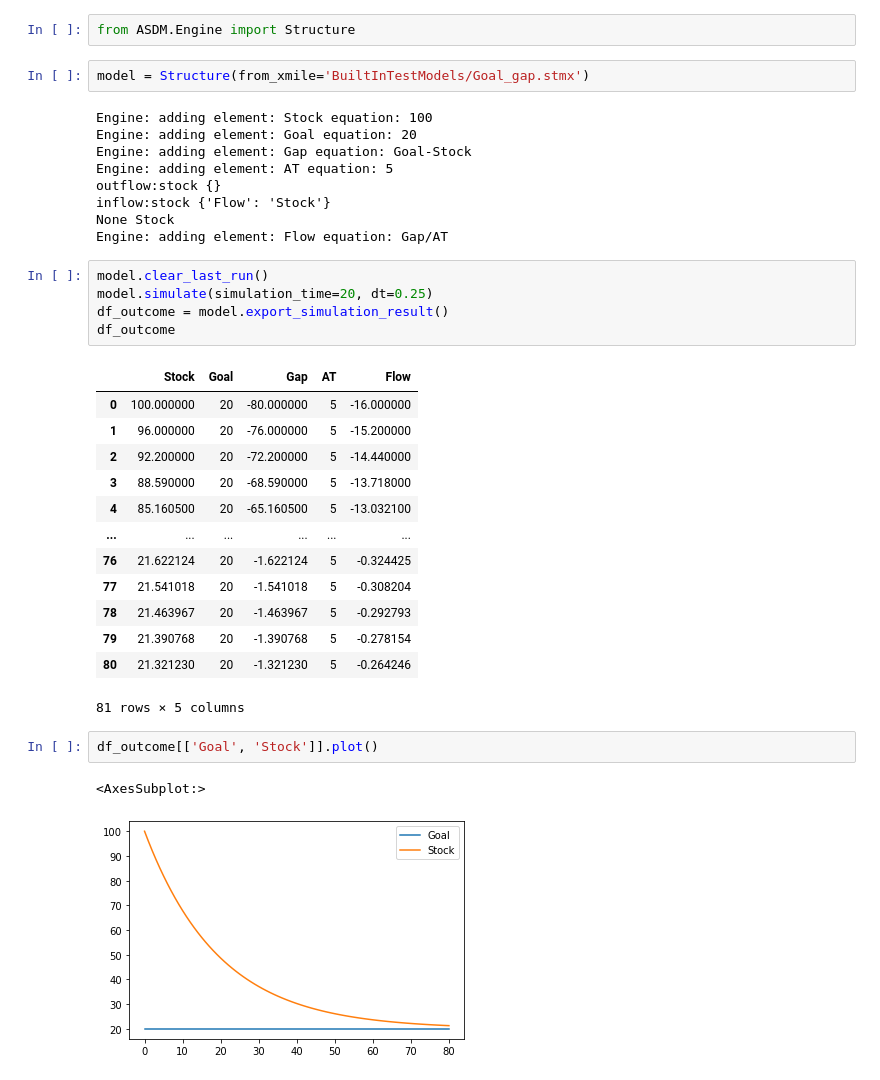
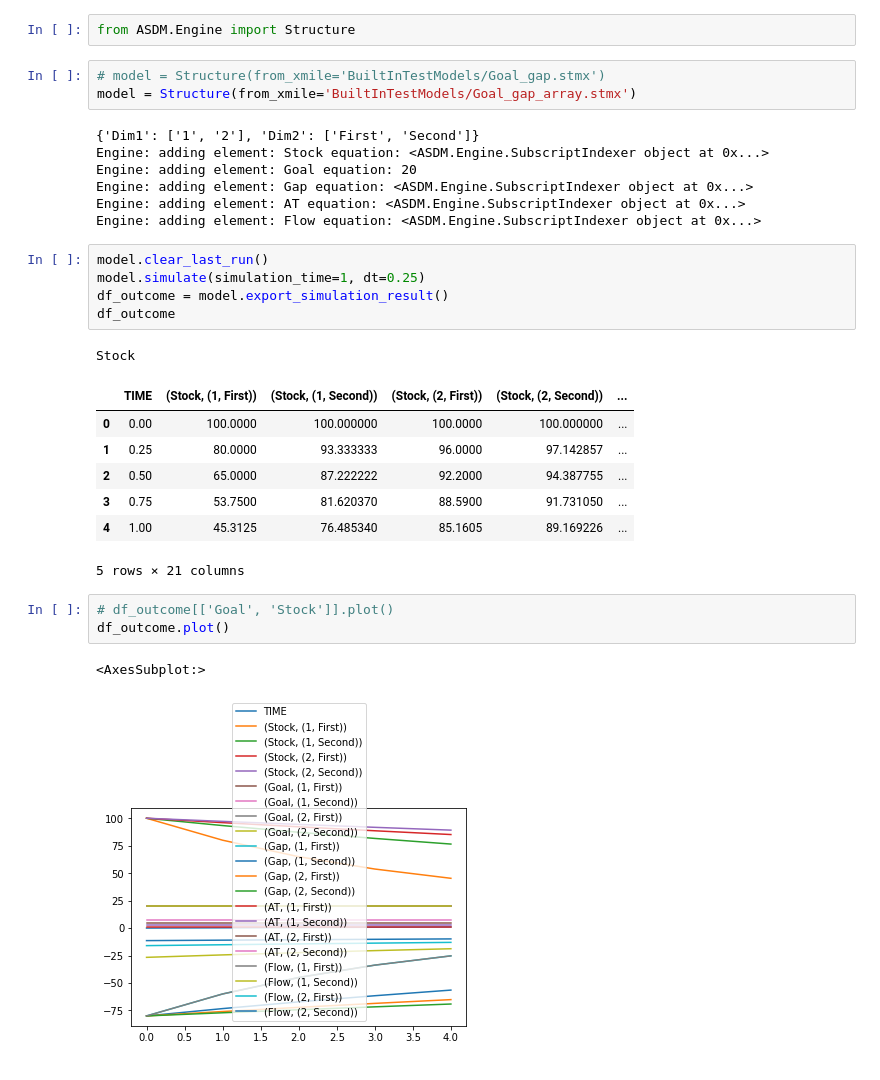
Before and after one commit to wzh1895/ASDM, a Jupyter notebook: 3-From_XMILE.ipynb, the cells around one changed output. Cells and saved outputs as stored; diff of their text form.

Commit message:
Redesigned simulation data storage

```diff
--- a/3-From_XMILE.ipynb
+++ b/3-From_XMILE.ipynb
@@ -1,37 +1,32 @@
 # %%
 from ASDM.Engine import Structure
 # %%
-model = Structure(from_xmile='BuiltInTestModels/Goal_gap.stmx')
+# model = Structure(from_xmile='BuiltInTestModels/Goal_gap.stmx')
+model = Structure(from_xmile='BuiltInTestModels/Goal_gap_array.stmx')
 # %% [output]
-Engine: adding element: Stock equation: 100
+{'Dim1': ['1', '2'], 'Dim2': ['First', 'Second']}
+Engine: adding element: Stock equation: <ASDM.Engine.SubscriptIndexer object at 0x...>
 Engine: adding element: Goal equation: 20
-Engine: adding element: Gap equation: Goal-Stock
-Engine: adding element: AT equation: 5
-outflow:stock {}
-inflow:stock {'Flow': 'Stock'}
-None Stock
-Engine: adding element: Flow equation: Gap/AT
+Engine: adding element: Gap equation: <ASDM.Engine.SubscriptIndexer object at 0x...>
+Engine: adding element: AT equation: <ASDM.Engine.SubscriptIndexer object at 0x...>
+Engine: adding element: Flow equation: <ASDM.Engine.SubscriptIndexer object at 0x...>
 # %%
 model.clear_last_run()
-model.simulate(simulation_time=20, dt=0.25)
+model.simulate(simulation_time=1, dt=0.25)
 df_outcome = model.export_simulation_result()
 df_outcome
 # %% [output]
+Stock
-|  | Stock | Goal | Gap | AT | Flow |
-| 0 | 100.000000 | 20 | -80.000000 | 5 | -16.000000 |
-| 1 | 96.000000 | 20 | -76.000000 | 5 | -15.200000 |
-| 2 | 92.200000 | 20 | -72.200000 | 5 | -14.440000 |
-| 3 | 88.590000 | 20 | -68.590000 | 5 | -13.718000 |
-| 4 | 85.160500 | 20 | -65.160500 | 5 | -13.032100 |
-| ... | ... | ... | ... | ... | ... |
-| 76 | 21.622124 | 20 | -1.622124 | 5 | -0.324425 |
-| 77 | 21.541018 | 20 | -1.541018 | 5 | -0.308204 |
-| 78 | 21.463967 | 20 | -1.463967 | 5 | -0.292793 |
-| 79 | 21.390768 | 20 | -1.390768 | 5 | -0.278154 |
-| 80 | 21.321230 | 20 | -1.321230 | 5 | -0.264246 |
+|  | TIME | (Stock, (1, First)) | (Stock, (1, Second)) | (Stock, (2, First)) | (Stock, (2, Second)) | ... |
+| 0 | 0.00 | 100.0000 | 100.000000 | 100.0000 | 100.000000 | ... |
+| 1 | 0.25 | 80.0000 | 93.333333 | 96.0000 | 97.142857 | ... |
+| 2 | 0.50 | 65.0000 | 87.222222 | 92.2000 | 94.387755 | ... |
+| 3 | 0.75 | 53.7500 | 81.620370 | 88.5900 | 91.731050 | ... |
+| 4 | 1.00 | 45.3125 | 76.485340 | 85.1605 | 89.169226 | ... |
-81 rows × 5 columns
+5 rows × 21 columns
 # %%
-df_outcome[['Goal', 'Stock']].plot()
+# df_outcome[['Goal', 'Stock']].plot()
+df_outcome.plot()
 # %% [output]
 <AxesSubplot:>
-[figure, old version]
+[figure, new version]
```
Also changed, not shown: 1 other file.
